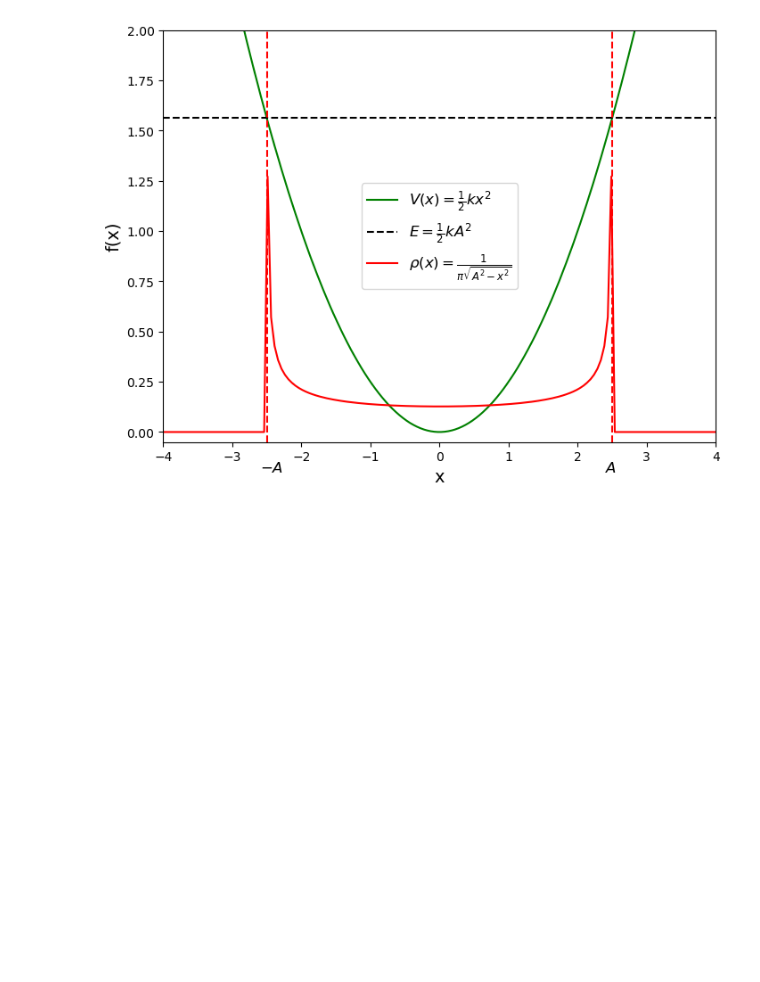
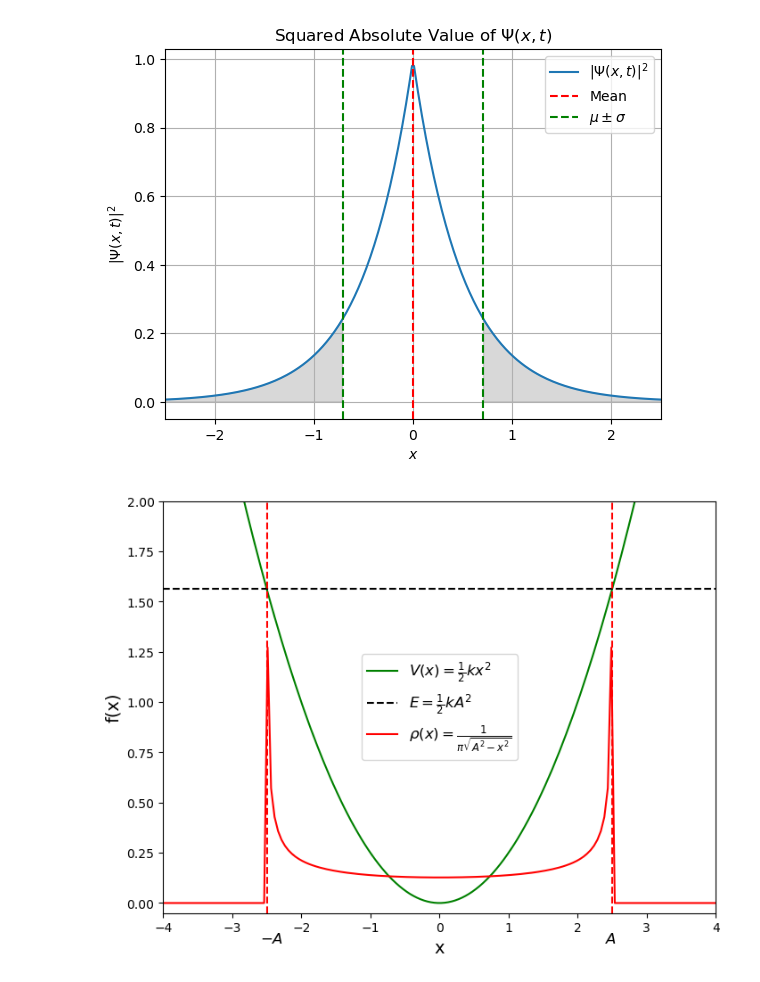
Before and after one commit to gcalbertini/quantum_mechanics, a Jupyter notebook: chapters/graphs_ch1/visuals.ipynb, the cells around one changed output. Saved outputs shown, nothing was run; the diff lists cells and outputs as text; code cells hidden in the pictures; blank space fills up the shorter version.

```diff
--- a/chapters/graphs_ch1/visuals.ipynb
+++ b/chapters/graphs_ch1/visuals.ipynb
@@ -1,3 +53,39 @@
+# %%
+import numpy as np
+import matplotlib.pyplot as plt
+import matplotlib.patches as patches
+
+def psi_squared(x, t, lam, omega):
+    return lam * np.exp(-lam * np.abs(x))**2
+
+lam = 1.0  # replace with the desired value of lambda
+omega = 2.0  # replace with the desired value of omega
+t = 1.0  # replace with the desired value of t
+
+x = np.linspace(-10, 10, 1000)
+y = np.array([psi_squared(xi, t, lam, omega) for xi in x])
+
+mean = np.trapz(x * y, x) / np.trapz(y, x)
+std_dev = np.sqrt(np.trapz((x - mean)**2 * y, x) / np.trapz(y, x))
+lower_bound = mean - std_dev
+upper_bound = mean + std_dev
+
+fig, ax = plt.subplots()
+ax.plot(x, y, label=r'$|\Psi(x, t)|^2$')
+ax.fill_between(x, 0, y, where=(x < lower_bound) | (x > upper_bound), color='gray', alpha=0.3)
+ax.axvline(mean, color='r', linestyle='--', label=r'Mean')
+ax.axvline(lower_bound, color='g', linestyle='--', label=r'$\mu \pm \sigma$')
+ax.axvline(upper_bound, color='g', linestyle='--')
+ax.set_xlim([-2.5,2.5])
+ax.set_xlabel(r'$x$')
+ax.set_ylabel(r'$|\Psi(x, t)|^2$')
+ax.set_title(r'Squared Absolute Value of $\Psi(x, t)$')
+ax.grid(True)
+ax.legend()
+plt.savefig('1_5_1.png')
+plt.show()
+# %% [output]
+[figure, added]
 # %%
 import numpy as np
 import matplotlib.pyplot as plt
```
Also changed, not shown: parts of 1 cell of this notebook, 4 other files.
